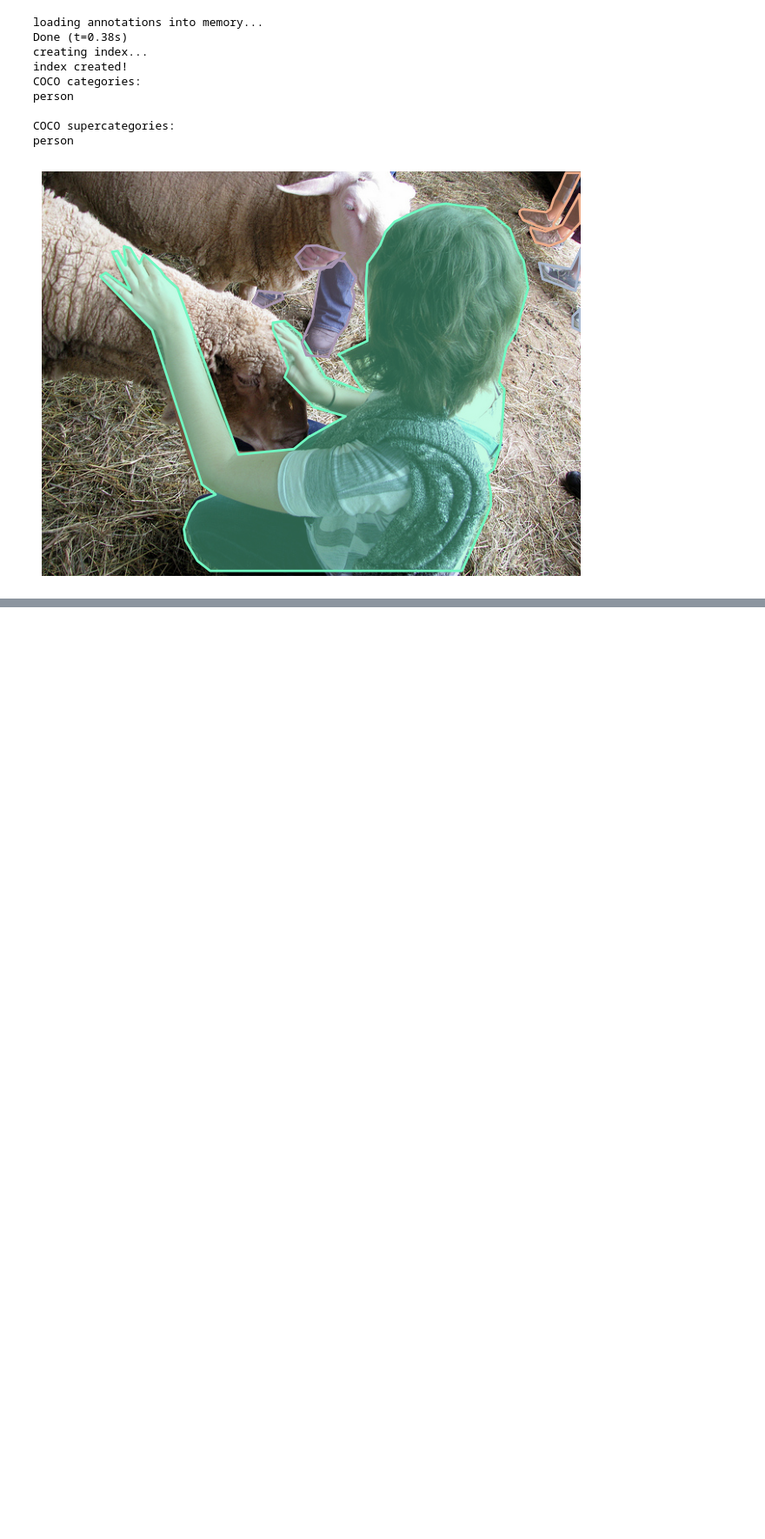
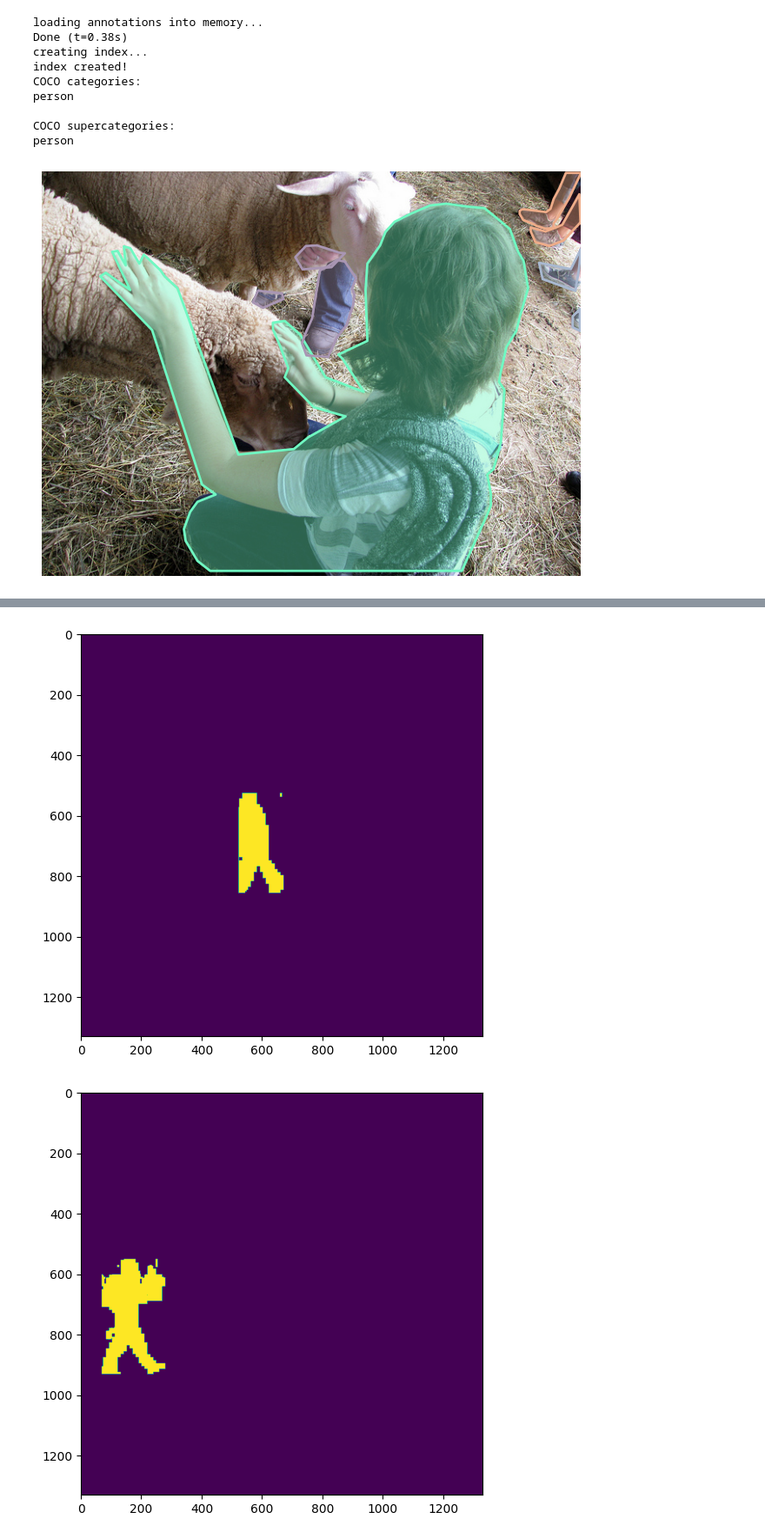
Before and after one commit to Andrew-Ma-2001/yolact-pytorch, a Jupyter notebook: ShowCOCOImage.ipynb, the cells around one changed output, grey strips where cells are left out. Shown at 87% size. Cells and saved outputs as stored; diff of their text form; code cells hidden in the pictures; blank space fills up the shorter version.

```diff
--- a/ShowCOCOImage.ipynb
+++ b/ShowCOCOImage.ipynb
@@ -55,0 +504,11 @@ for imgId in imgIds[:2]:
+# %%
+result['masks'] = np.array(result['masks'])
+# Permute the mask to [H, W, C]
+result['masks'] = np.transpose(result['masks'], (2, 0, 1))
+for item in result['masks']:
+    plt.figure(figsize=(8, 6))
+    plt.imshow(item)
+    plt.show()
+# %% [output]
+[figure, added]
+[figure, added]
```
Also changed, not shown: parts of 3 cells of this notebook, 5 other files.
